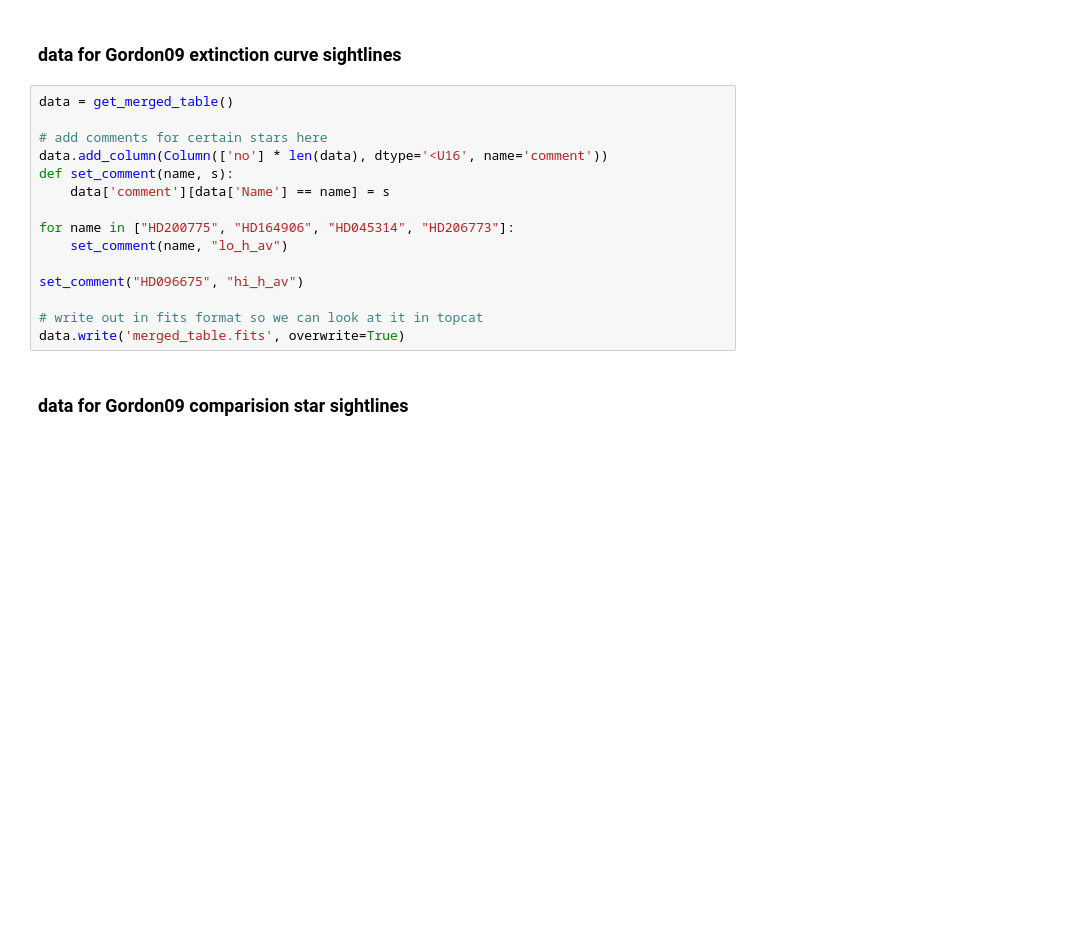
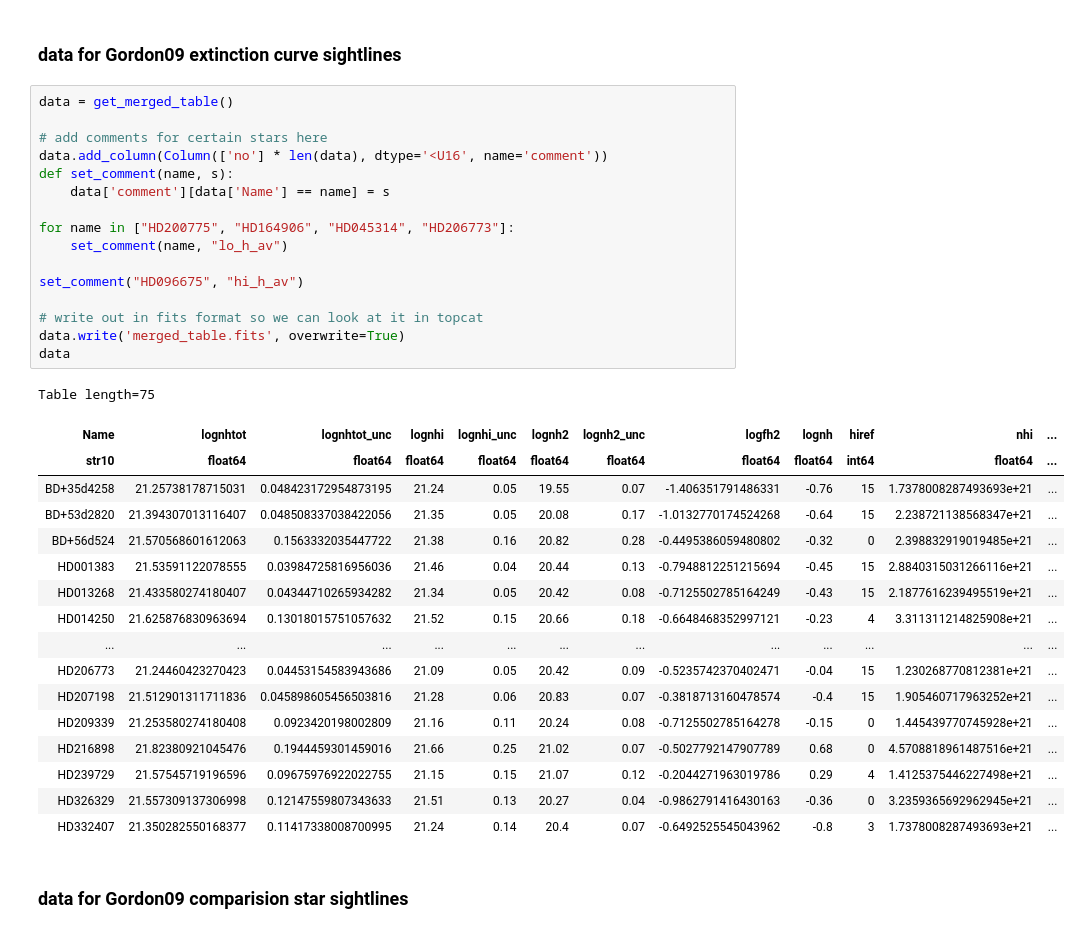
Before and after one commit to drvdputt/dust_fuse_h2, a Jupyter notebook: interesting_plots.ipynb, the cells around one changed output. Saved outputs shown, nothing was run; the diff lists cells and outputs as text; blank space fills up the shorter version.

```diff
--- a/interesting_plots.ipynb
+++ b/interesting_plots.ipynb
@@ -22,18 +22,37 @@ The autoreload extension is already loaded. To reload it, use:
 # %%
 data = get_merged_table()
 
 # add comments for certain stars here
 data.add_column(Column(['no'] * len(data), dtype='<U16', name='comment'))
 def set_comment(name, s):
     data['comment'][data['Name'] == name] = s
 
 for name in ["HD200775", "HD164906", "HD045314", "HD206773"]:
     set_comment(name, "lo_h_av")
 
 set_comment("HD096675", "hi_h_av")
 
 # write out in fits format so we can look at it in topcat
 data.write('merged_table.fits', overwrite=True)
+data
+# %% [output]
+Table length=75
+| Name | lognhtot | lognhtot_unc | lognhi | lognhi_unc | lognh2 | lognh2_unc | logfh2 | lognh | hiref | nhi | ... |
+| str10 | float64 | float64 | float64 | float64 | float64 | float64 | float64 | float64 | int64 | float64 | ... |
+| BD+35d4258 | 21.25738178715031 | 0.048423172954873195 | 21.24 | 0.05 | 19.55 | 0.07 | -1.406351791486331 | -0.76 | 15 | 1.7378008287493693e+21 | ... |
+| BD+53d2820 | 21.394307013116407 | 0.048508337038422056 | 21.35 | 0.05 | 20.08 | 0.17 | -1.0132770174524268 | -0.64 | 15 | 2.238721138568347e+21 | ... |
+| BD+56d524 | 21.570568601612063 | 0.1563332035447722 | 21.38 | 0.16 | 20.82 | 0.28 | -0.4495386059480802 | -0.32 | 0 | 2.398832919019485e+21 | ... |
+| HD001383 | 21.53591122078555 | 0.03984725816956036 | 21.46 | 0.04 | 20.44 | 0.13 | -0.7948812251215694 | -0.45 | 15 | 2.8840315031266116e+21 | ... |
+| HD013268 | 21.433580274180407 | 0.04344710265934282 | 21.34 | 0.05 | 20.42 | 0.08 | -0.7125502785164249 | -0.43 | 15 | 2.1877616239495519e+21 | ... |
+| HD014250 | 21.625876830963694 | 0.13018015751057632 | 21.52 | 0.15 | 20.66 | 0.18 | -0.6648468352997121 | -0.23 | 4 | 3.311311214825908e+21 | ... |
+| ... | ... | ... | ... | ... | ... | ... | ... | ... | ... | ... | ... |
+| HD206773 | 21.24460423270423 | 0.04453154583943686 | 21.09 | 0.05 | 20.42 | 0.09 | -0.5235742370402471 | -0.04 | 15 | 1.230268770812381e+21 | ... |
+| HD207198 | 21.512901311711836 | 0.045898605456503816 | 21.28 | 0.06 | 20.83 | 0.07 | -0.3818713160478574 | -0.4 | 15 | 1.905460717963252e+21 | ... |
+| HD209339 | 21.253580274180408 | 0.0923420198002809 | 21.16 | 0.11 | 20.24 | 0.08 | -0.7125502785164278 | -0.15 | 0 | 1.445439770745928e+21 | ... |
+| HD216898 | 21.82380921045476 | 0.1944459301459016 | 21.66 | 0.25 | 21.02 | 0.07 | -0.5027792147907789 | 0.68 | 0 | 4.5708818961487516e+21 | ... |
+| HD239729 | 21.57545719196596 | 0.09675976922022755 | 21.15 | 0.15 | 21.07 | 0.12 | -0.2044271963019786 | 0.29 | 4 | 1.4125375446227498e+21 | ... |
+| HD326329 | 21.557309137306998 | 0.12147559807343633 | 21.51 | 0.13 | 20.27 | 0.04 | -0.9862791416430163 | -0.36 | 0 | 3.2359365692962945e+21 | ... |
+| HD332407 | 21.350282550168377 | 0.11417338008700995 | 21.24 | 0.14 | 20.4 | 0.07 | -0.6492525545043962 | -0.8 | 3 | 1.7378008287493693e+21 | ... |
 # %% [markdown]
 ### data for Gordon09 comparision star sightlines
 # %%
```
Also changed, not shown: parts of 16 cells of this notebook, 3 other files.
